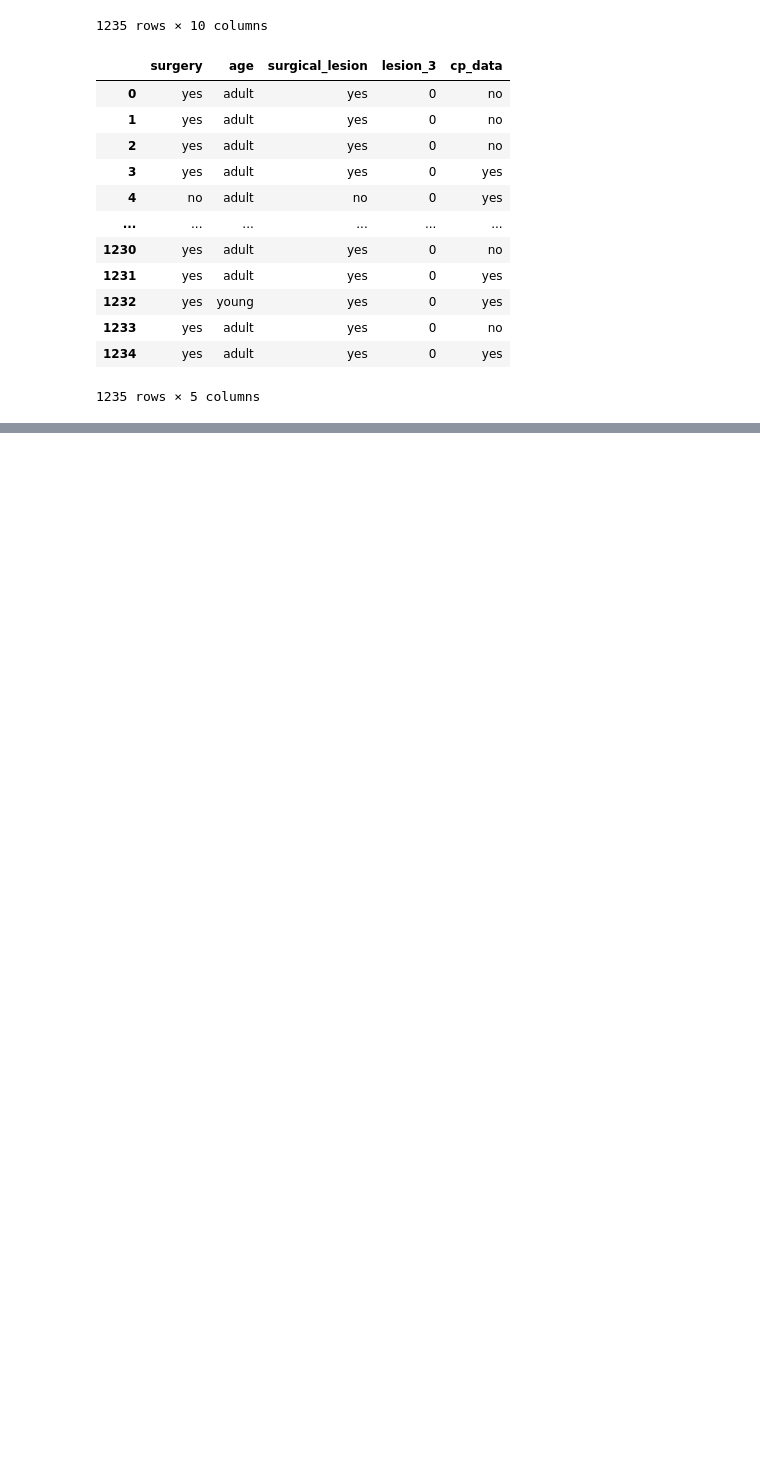
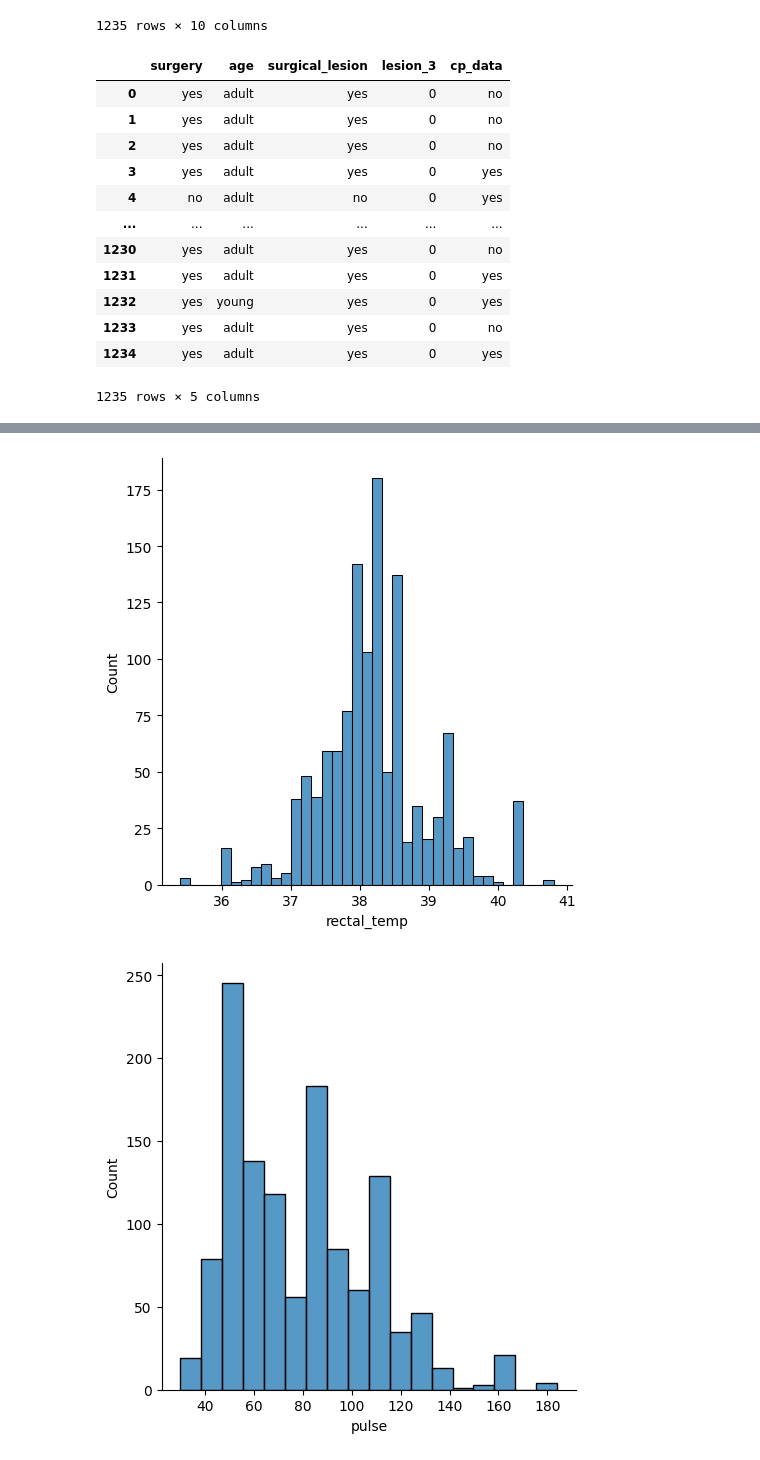
Before and after one commit to igyccmt/Kaggle_playground_horseData, a Jupyter notebook: Kaggle_PlayGround_Series_2023/Project_PlayGround.ipynb, the cells around one changed output, grey strips where cells are left out. Drawn from its saved outputs; the diff is of its cells as text; code cells hidden in the pictures; blank space fills up the shorter version.

```diff
--- a/Kaggle_PlayGround_Series_2023/Project_PlayGround.ipynb
+++ b/Kaggle_PlayGround_Series_2023/Project_PlayGround.ipynb
@@ -169,8 +222,16 @@ binary
 1235 rows × 5 columns
 # %%
 columns = []
+significant = []
 for i in binary.columns:
     crosstable = pd.crosstab(df[i], df["outcome"])
+    stat, p, dof, expected = stats.chi2_contingency(crosstable)
+    print('stat=%.3f, p=%.3f' % (stat, p))
+    if p > 0.05:
+        print('Not significant')
+    else:
+        print('Significant')
+        significant.append(i)
 
     for b in range(0, 2): #because my crosstable is a 2x2 matrix, i give the range 2 to access rows
             for c in range(0, 3): #same here, this time to access the columns
@@ -180,4 +241,5 @@ for i in binary.columns:
     crosstable.plot(kind="bar", stacked=True) #here i visualize the crosstables to better look at the problems
     plt.show()
 columns
+significant
 # %% [output]
@@ -209,7 +262,15 @@ columns
 # %%
 columns2 = []
+significant2 = []
 for i in categoric.columns:
     crosstable = pd.crosstab(df[i], df["outcome"])
+    stat, p, dof, expected = stats.chi2_contingency(crosstable)
+    print('stat=%.3f, p=%.3f' % (stat, p))
+    if p > 0.05:
+        print('Not significant')
+    else:
+        print('Significant')
+        significant2.append(i)
 
     for b in range(len(crosstable[0])): #because my crosstable is a 2x2 matrix, i give the range 2 to access rows
             for c in range(0, 3): #same here, this time to access the columns
@@ -219,4 +280,5 @@ for i in categoric.columns:
     crosstable.plot(kind="bar", stacked=True) #here i visualize the crosstables to better look at the problems
     plt.show()
 columns2
+significant2
 # %% [output]
@@ -251,0 +309,6 @@ columns2
+# %%
+for i in numeric.columns:
+    sns.displot(df[i], kind="hist")
+# %% [output]
+[figure, added]
+[figure, added]
```
Also changed, not shown: parts of 82 cells of this notebook.
